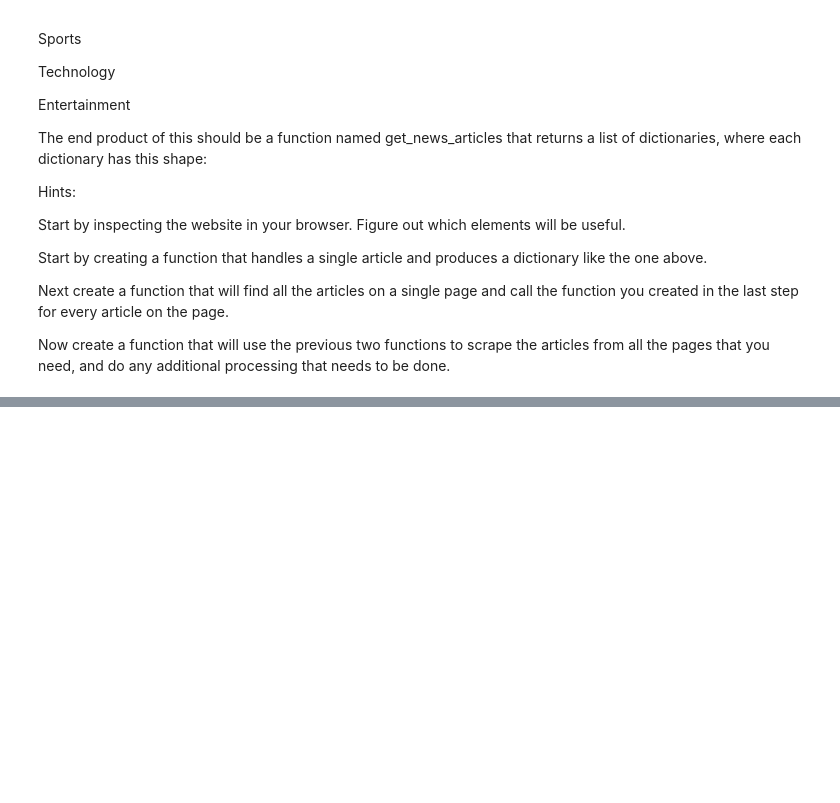
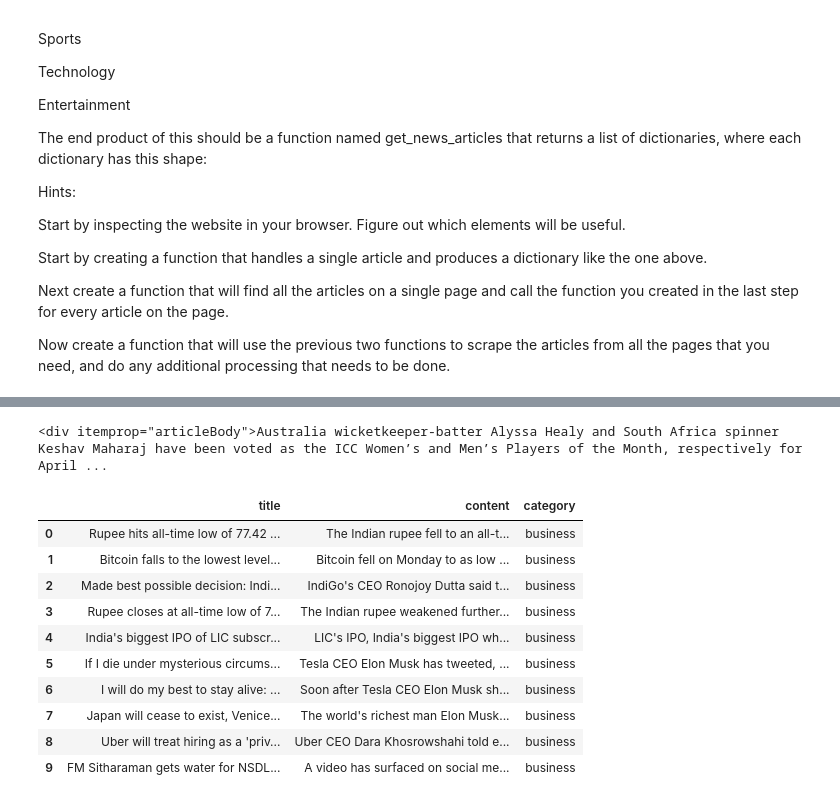
Before and after one commit to Olivert75/natural-language-processing-exercises, a Jupyter notebook: acquire.ipynb, the cells around one changed output, grey strips where cells are left out. Cells and saved outputs as stored; diff of their text form; code cells hidden in the pictures; blank space fills up the shorter version.

```diff
--- a/acquire.ipynb
+++ b/acquire.ipynb
@@ -160,0 +196,2 @@ Now create a function that will use the previous two functions to scrape the art
+# %%
+articles = soup.select (".news-card")
@@ -160,0 +218,25 @@ Now create a function that will use the previous two functions to scrape the art
+# %%
+articles[0].select("[itemprop='articleBody']")[0]
+# %% [output]
+<div itemprop="articleBody">Australia wicketkeeper-batter Alyssa Healy and South Africa spinner Keshav Maharaj have been voted as the ICC Women’s and Men’s Players of the Month, respectively for April ...
+# %%
+#create a function ther get a single article
+def get_article(article, category):
+    '''
+    takes in a single article and category and return a dictionary with  the title, content and category of
+    the given article
+    '''
+    # Attribute selector
+    title = article.select("[itemprop='headline']")[0].text
+
+    # article body
+    content = article.select("[itemprop='articleBody']")[0].text
+
+    #create a dictionary
+    output = {}
+    #save info
+    output["title"] = title
+    output["content"] = content
+    output["category"] = category
+
+    return output
@@ -160,0 +279,32 @@ Now create a function that will use the previous two functions to scrape the art
+# %%
+def get_all_news_articles(categories):
+    """
+    Takes in a list of categories where the category is part of the URL pattern on inshorts
+    Returns a dataframe of every article from every category listed
+    Each row in the dataframe is a single article
+    """
+    all_inshorts = []
+
+    for category in categories:
+        all_category_articles = get_articles(category)
+        all_inshorts = all_inshorts + all_category_articles
+
+    df = pd.DataFrame(all_inshorts)
+    return df#.style.set_properties(**{'text-align': 'left'})
+# %%
+categories = ["business", "sports", "technology", "entertainment", "science", "world"]
+df = get_all_news_articles(categories)
+# %%
+df.head(10).style.set_properties(**{'text-align': 'left'})
+# %% [output]
+|  | title | content | category |
+| 0 | Rupee hits all-time low of 77.42 ... | The Indian rupee fell to an all-t... | business |
+| 1 | Bitcoin falls to the lowest level... | Bitcoin fell on Monday to as low ... | business |
+| 2 | Made best possible decision: Indi... | IndiGo's CEO Ronojoy Dutta said t... | business |
+| 3 | Rupee closes at all-time low of 7... | The Indian rupee weakened further... | business |
+| 4 | India's biggest IPO of LIC subscr... | LIC's IPO, India's biggest IPO wh... | business |
+| 5 | If I die under mysterious circums... | Tesla CEO Elon Musk has tweeted, ... | business |
+| 6 | I will do my best to stay alive: ... | Soon after Tesla CEO Elon Musk sh... | business |
+| 7 | Japan will cease to exist, Venice... | The world's richest man Elon Musk... | business |
+| 8 | Uber will treat hiring as a 'priv... | Uber CEO Dara Khosrowshahi told e... | business |
+| 9 | FM Sitharaman gets water for NSDL... | A video has surfaced on social me... | business |
```
Also changed, not shown: parts of 8 cells of this notebook.
